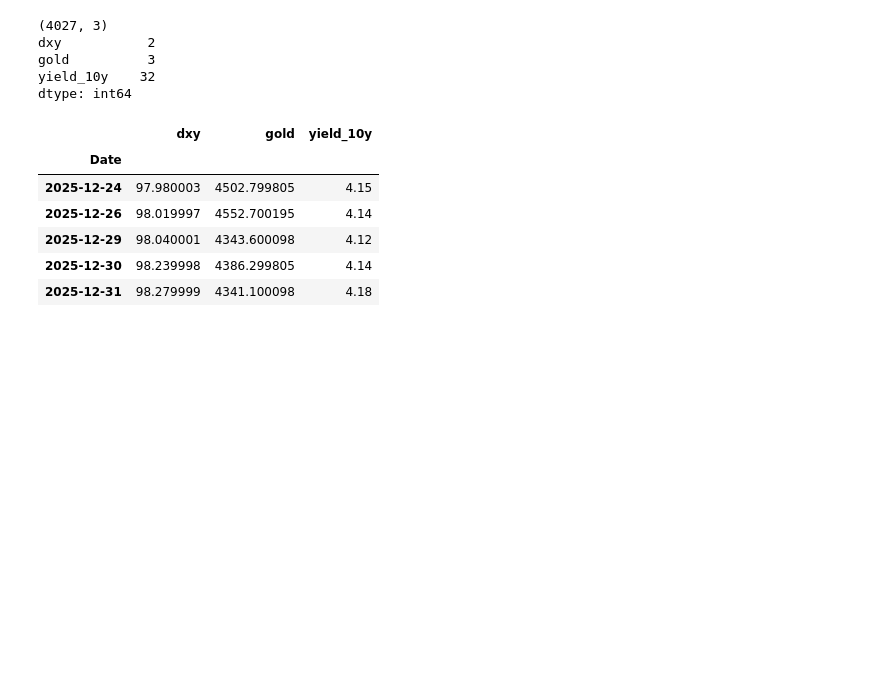
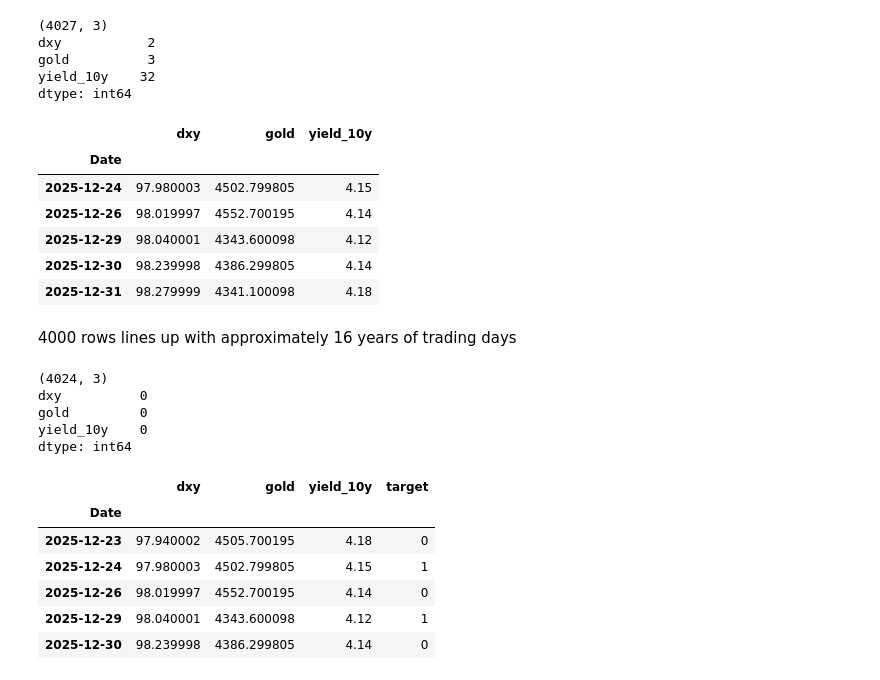
Before and after one commit to Mustafizb24/gold-directional-forecasting, a Jupyter notebook: gold_data_collection.ipynb, the cells around one changed output. Cells and saved outputs as stored; diff of their text form; code cells hidden in the pictures; blank space fills up the shorter version.

Commit message:
Clean missing values, create the up and down target. Finalising overall percentage for majority class baseline

```diff
--- a/gold_data_collection.ipynb
+++ b/gold_data_collection.ipynb
@@ -85,0 +84,34 @@ dtype: int64
+# %% [markdown]
+4000 rows lines up with approximately 16 years of trading days
+# %%
+# Removing rows where there is a null value for gold
+clean = raw.dropna(subset=["gold"])
+
+# Fill remaining gaps with the previous day's value
+clean = clean.ffill()
+
+# Check: there should now be no missing values
+print(clean.shape)
+print(clean.isna().sum())
+# %% [output]
+(4024, 3)
+dxy          0
+gold         0
+yield_10y    0
+dtype: int64
+# %%
+# Target: 1 if tomorrow's gold close is higher than today's otherwise is 0
+clean["target"] = (clean["gold"].shift(-1) > clean["gold"]).astype(int) #shift -1 means the column will move up one row to line up with next day's value
+
+# Removing last row: so there's no tomorrow to compare it with
+clean = clean.iloc[:-1]
+
+clean.tail()
+# %% [output]
+|  | dxy | gold | yield_10y | target |
+| Date |  |  |  |  |
+| 2025-12-23 | 97.940002 | 4505.700195 | 4.18 | 0 |
+| 2025-12-24 | 97.980003 | 4502.799805 | 4.15 | 1 |
+| 2025-12-26 | 98.019997 | 4552.700195 | 4.14 | 0 |
+| 2025-12-29 | 98.040001 | 4343.600098 | 4.12 | 1 |
+| 2025-12-30 | 98.239998 | 4386.299805 | 4.14 | 0 |
```
Also changed, not shown: parts of 4 cells of this notebook.
